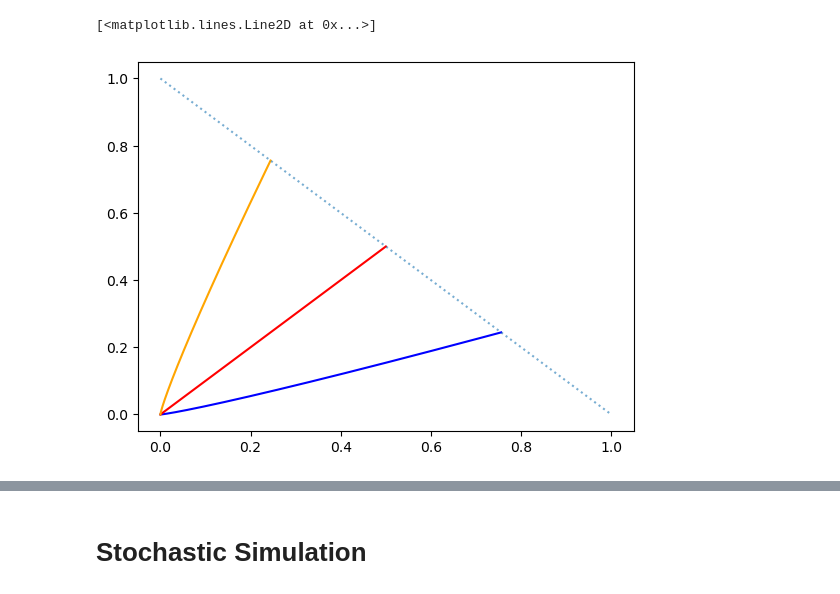
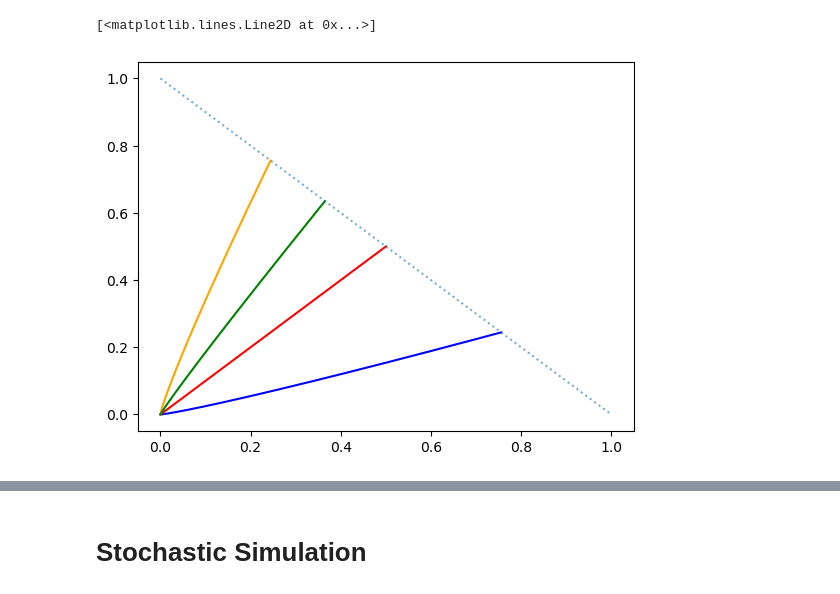
Before and after one commit to sagarkumar16/modeling-info-spread, a Jupyter notebook: notebooks/07-sk-testing-seeds.ipynb, the cells around one changed output, grey strips where cells are left out. Saved outputs shown, nothing was run; the diff lists cells and outputs as text; code cells hidden in the pictures.

```diff
--- a/notebooks/07-sk-testing-seeds.ipynb
+++ b/notebooks/07-sk-testing-seeds.ipynb
@@ -18,31 +18,38 @@ def dim(infected, beta, k, P):
 err = 0.04
 Q = np.array([[1 - err, err],[err, 1-err]])
 # %%
-I = [np.array([2/N, 0])]
+I = [np.array([4/N, 0])]
 
 
 for t in range(1,T):
     I.append(I[t-1] + dim(infected=I[t-1], beta=beta, k=k, P=Q))
 # %%
-I2 = [np.array([1/N, 1/N])]
+I2 = [np.array([2/N, 2/N])]
 
 
 for t in range(1,T):
     I2.append(I2[t-1] + dim(infected=I2[t-1], beta=beta, k=k, P=Q))
 # %%
-I3 = [np.array([0, 2/N])]
+I3 = [np.array([0, 4/N])]
 
 
 for t in range(1,T):
     I3.append(I3[t-1] + dim(infected=I3[t-1], beta=beta, k=k, P=Q))
+# %%
+I4 = [np.array([1/N, 3/N])]
+
+
+for t in range(1,T):
+    I4.append(I4[t-1] + dim(infected=I4[t-1], beta=beta, k=k, P=Q))
 # %%
 plt.plot([i[0] for i in I],[i[1] for i in I], 'blue')
 plt.plot([i[0] for i in I2],[i[1] for i in I2], 'red')
 plt.plot([i[0] for i in I3],[i[1] for i in I3], 'orange')
+plt.plot([i[0] for i in I4],[i[1] for i in I4], 'green')
 
 
 plt.plot([x for x in np.linspace(0, 1, 1000)], [1-x for x in np.linspace(0,1,1000)], linestyle='dotted',
         alpha=0.6)
 # %% [output]
 [<matplotlib.lines.Line2D at 0x...>]
-[figure, old version]
+[figure, new version]
```
Also changed, not shown: parts of 1 cell of this notebook, 51 other files.
